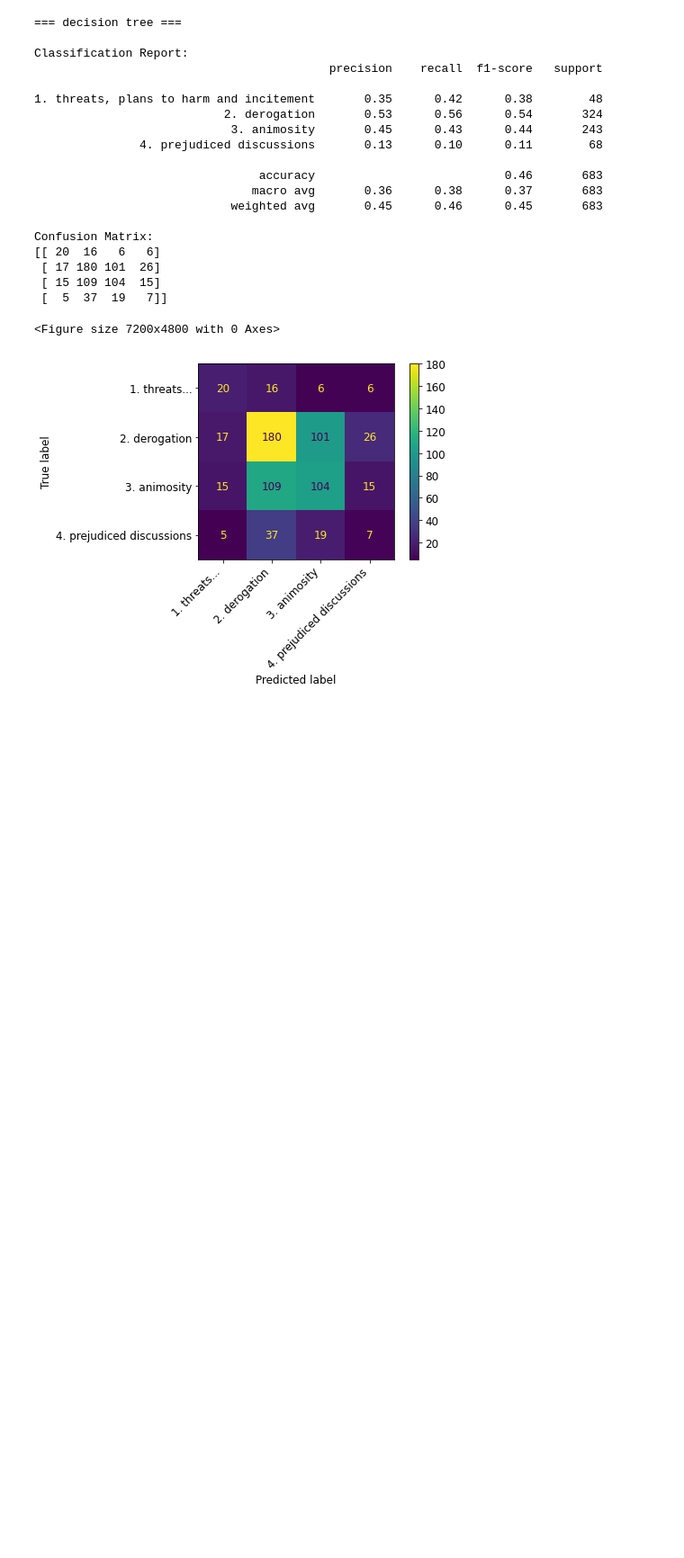
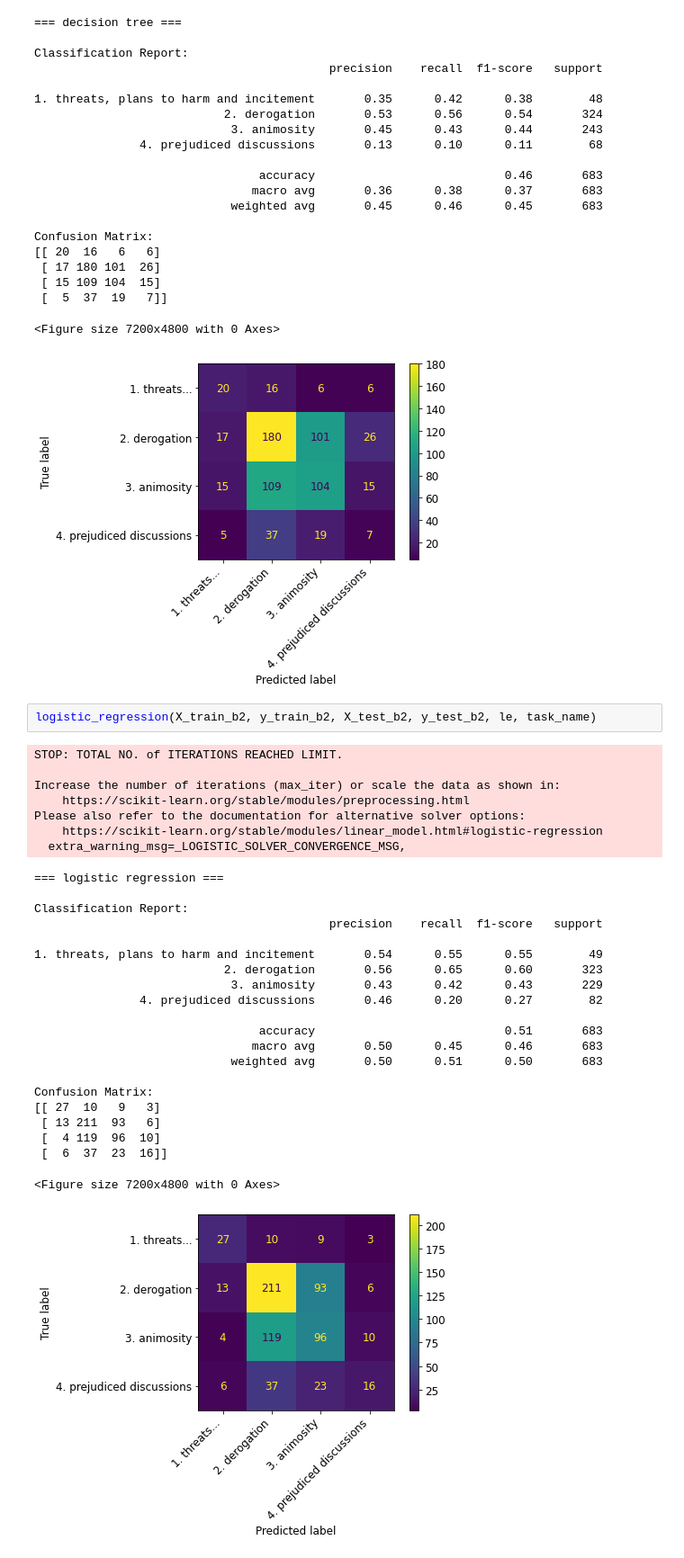
Before and after one commit to Awolters123/shared-task-IS, a Jupyter notebook: Shared_task_IS.ipynb, the cells around one changed output. Shown at 90% size. Drawn from its saved outputs; the diff is of its cells as text; blank space fills up the shorter version.

```diff
--- a/Shared_task_IS.ipynb
+++ b/Shared_task_IS.ipynb
@@ -429,3 +559,34 @@ Confusion Matrix:
  [  5  37  19   7]]
 <Figure size 7200x4800 with 0 Axes>
 [figure]
+# %%
+logistic_regression(X_train_b2, y_train_b2, X_test_b2, y_test_b2, le, task_name)
+# %% [output]
+STOP: TOTAL NO. of ITERATIONS REACHED LIMIT.
+
+Increase the number of iterations (max_iter) or scale the data as shown in:
+    https://scikit-learn.org/stable/modules/preprocessing.html
+Please also refer to the documentation for alternative solver options:
+    https://scikit-learn.org/stable/modules/linear_model.html#logistic-regression
+  extra_warning_msg=_LOGISTIC_SOLVER_CONVERGENCE_MSG,
+=== logistic regression ===
+
+Classification Report:
+                                          precision    recall  f1-score   support
+
+1. threats, plans to harm and incitement       0.54      0.55      0.55        49
+                           2. derogation       0.56      0.65      0.60       323
+                            3. animosity       0.43      0.42      0.43       229
+               4. prejudiced discussions       0.46      0.20      0.27        82
+
+                                accuracy                           0.51       683
+                               macro avg       0.50      0.45      0.46       683
+                            weighted avg       0.50      0.51      0.50       683
+
+Confusion Matrix:
+[[ 27  10   9   3]
+ [ 13 211  93   6]
+ [  4 119  96  10]
+ [  6  37  23  16]]
+<Figure size 7200x4800 with 0 Axes>
+[figure, added]
```
Also changed, not shown: parts of 8 cells of this notebook.
